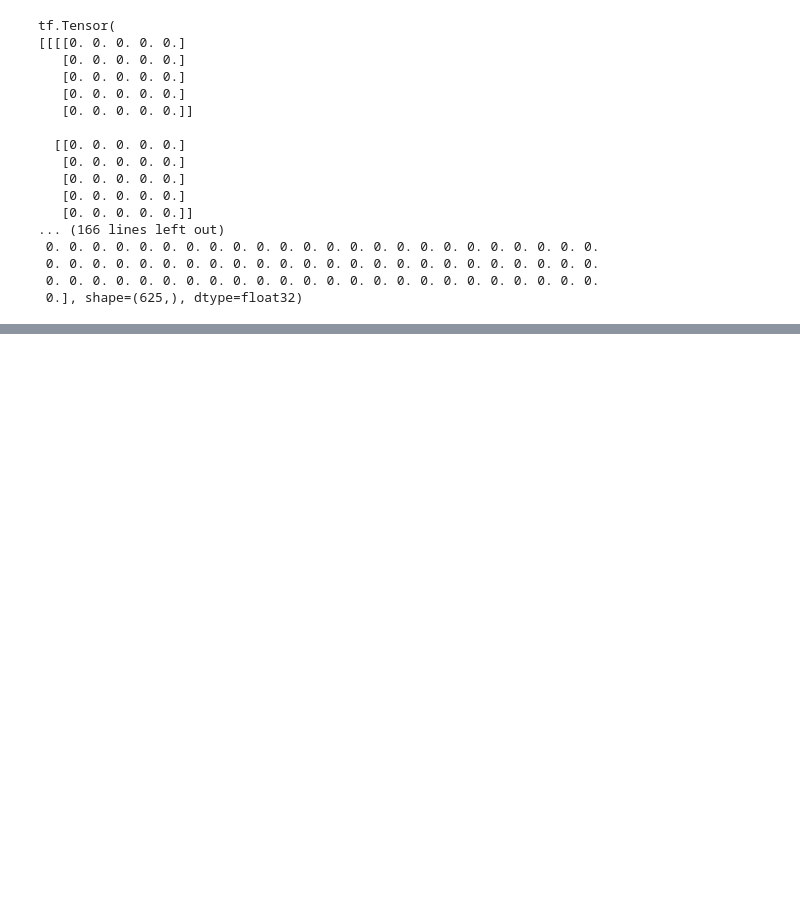
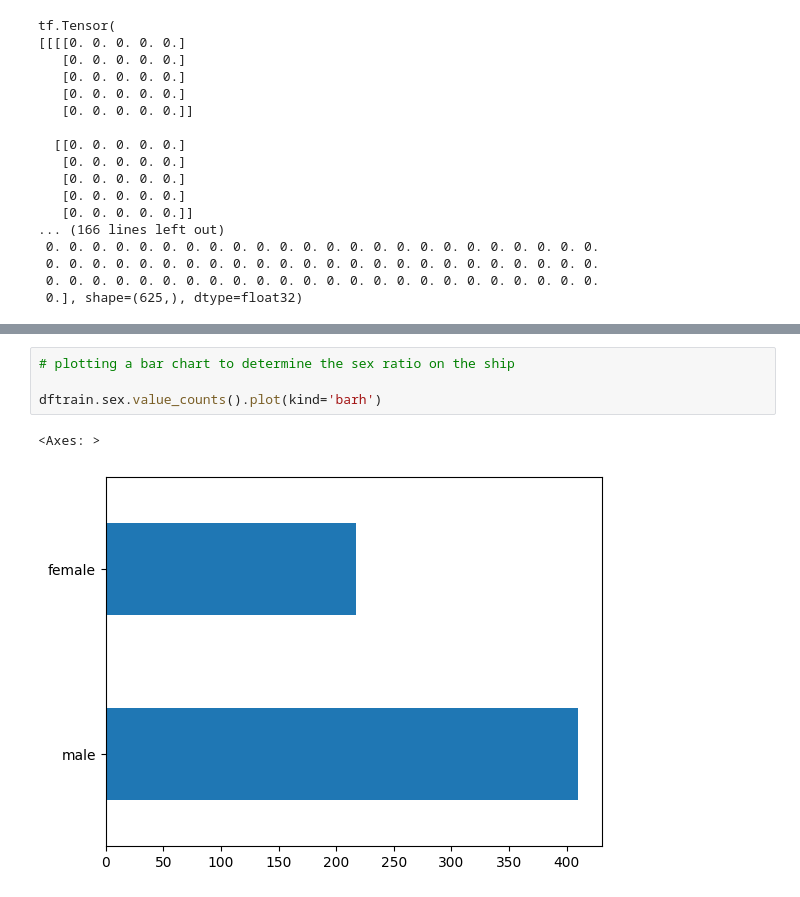
Before and after one commit to Abbsal/TensorFlow-and-ML-with-Sci-kit-and-Keras, a Jupyter notebook: Tensors_and_Scikit.ipynb, the cells around one changed output, grey strips where cells are left out. Cells and saved outputs as stored; diff of their text form; blank space fills up the shorter version.

```diff
--- a/Tensors_and_Scikit.ipynb
+++ b/Tensors_and_Scikit.ipynb
@@ -81,0 +164,7 @@ tf.Tensor(
+# %%
+# plotting a bar chart to determine the sex ratio on the ship
+
+dftrain.sex.value_counts().plot(kind='barh')
+# %% [output]
+<Axes: >
+[figure, added]
```
Also changed, not shown: parts of 11 cells of this notebook.
